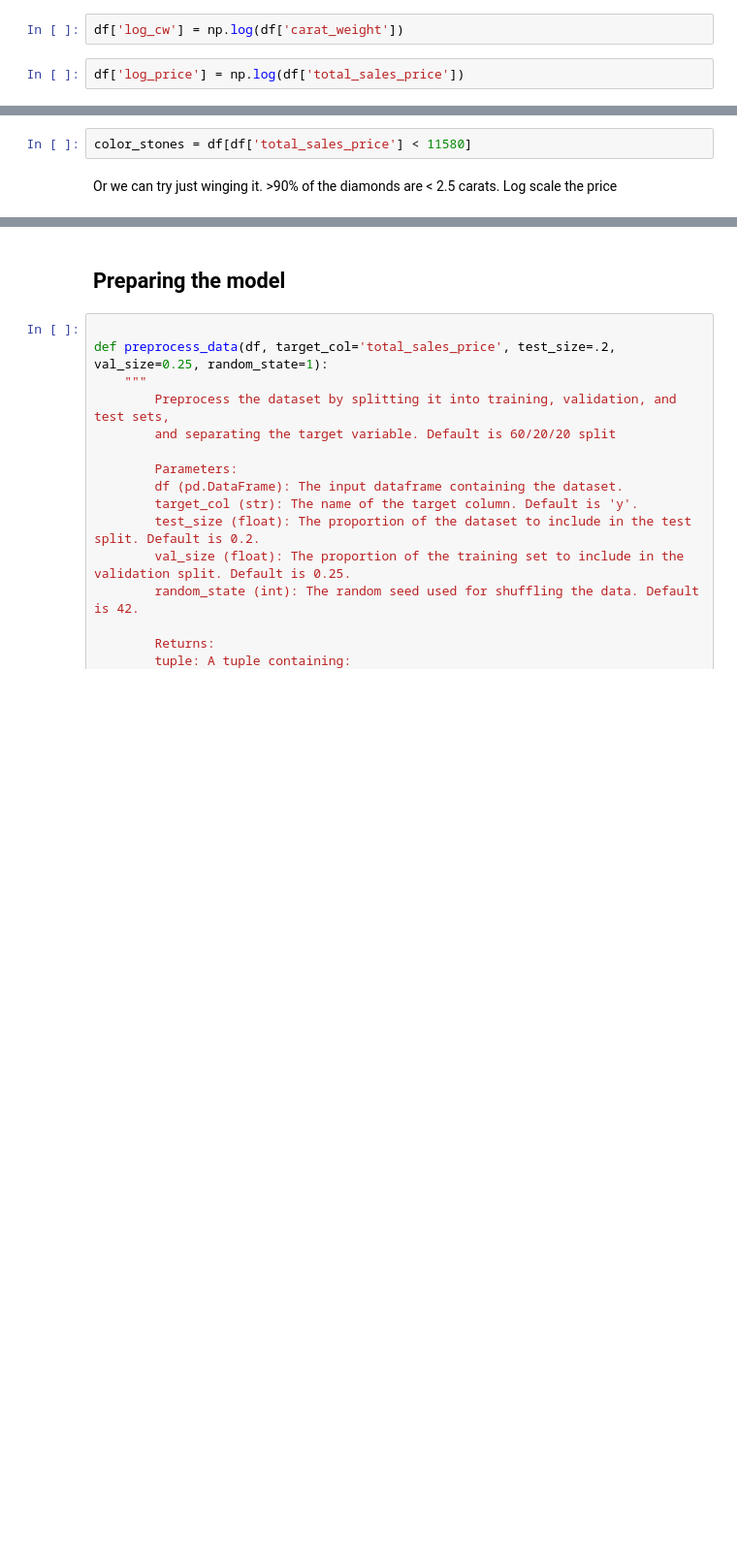
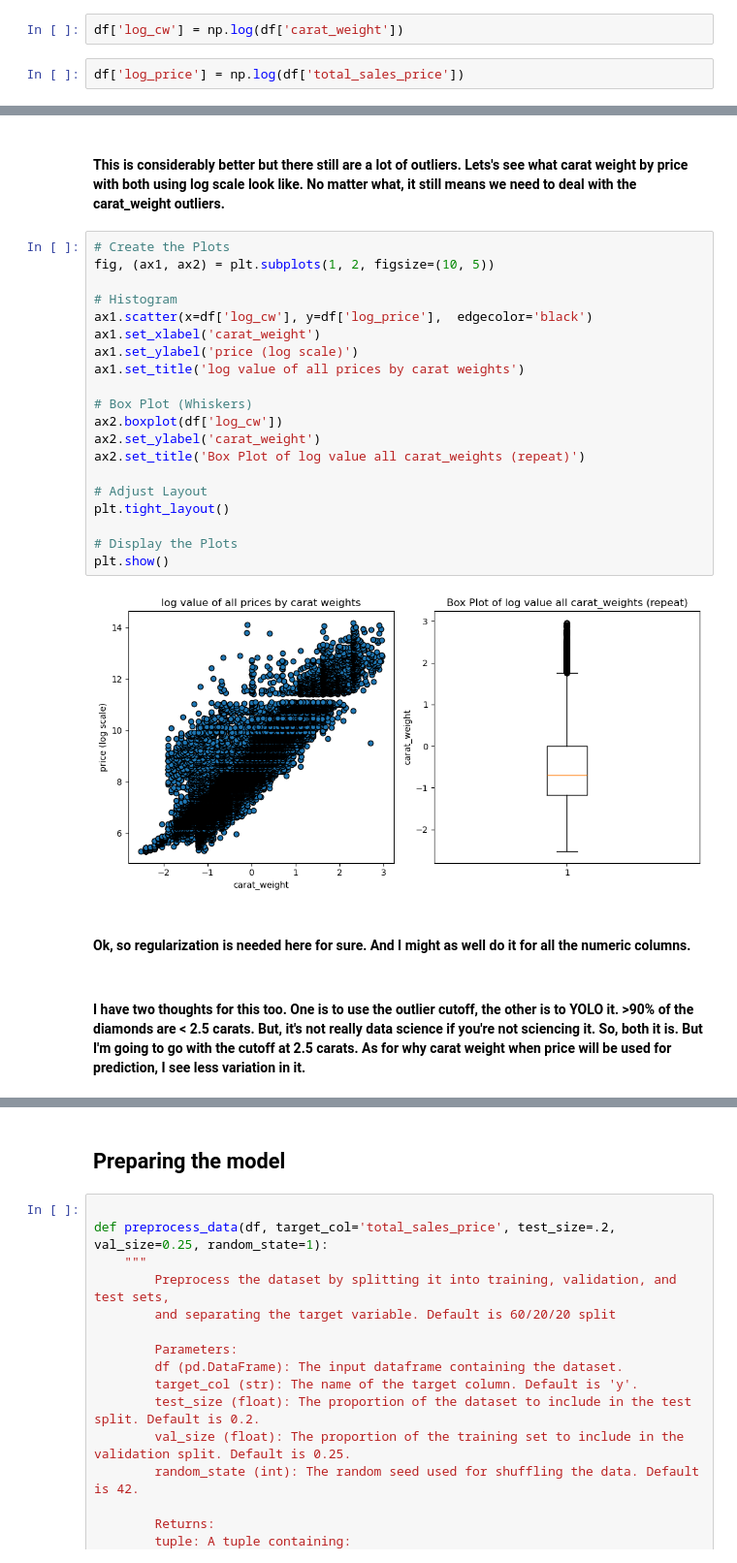
Before and after one commit to Data-Science-Projects-Code/Diamonds, a Jupyter notebook: Diamonds/notebooks/Models.ipynb, the cells around one changed output, grey strips where cells are left out. Shown at 97% size. Drawn from its saved outputs; the diff is of its cells as text; blank space fills up the shorter version.

```diff
--- a/Diamonds/notebooks/Models.ipynb
+++ b/Diamonds/notebooks/Models.ipynb
@@ -293,6 +287,30 @@ plt.show()
+# %% [markdown]
+#### This is considerably better but there still are a lot of outliers. Lets's see what carat weight by price with both using log scale look like. No matter what, it still means we need to deal with the carat_weight outliers.
 # %%
-color_stones = df[df['total_sales_price'] < 11580]
+# Create the Plots
+fig, (ax1, ax2) = plt.subplots(1, 2, figsize=(10, 5))
+
+# Histogram
+ax1.scatter(x=df['log_cw'], y=df['log_price'],  edgecolor='black')
+ax1.set_xlabel('carat_weight')
+ax1.set_ylabel('price (log scale)')
+ax1.set_title('log value of all prices by carat weights')
+
+# Box Plot (Whiskers)
+ax2.boxplot(df['log_cw'])
+ax2.set_ylabel('carat_weight')
+ax2.set_title('Box Plot of log value all carat_weights (repeat)')
+
+# Adjust Layout
+plt.tight_layout()
+
+# Display the Plots
+plt.show()
+# %% [output]
+[figure, added]
+# %% [markdown]
+#### Ok, so regularization is needed here for sure. And I might as well do it for all the numeric columns.
 # %% [markdown]
-Or we can try just winging it. >90% of the diamonds are < 2.5 carats. Log scale the price
+#### I have two thoughts for this too. One is to use the outlier cutoff, the other is to YOLO it. >90% of the diamonds are < 2.5 carats. But, it's not really data science if you're not sciencing it. So, both it is. But I'm going to go with the cutoff at 2.5 carats. As for why carat weight when price will be used for prediction, I see less variation in it.
 # %%
 solution_90 = df[df['carat_weight'] < 2.5]
```
Also changed, not shown: parts of 13 cells of this notebook.
